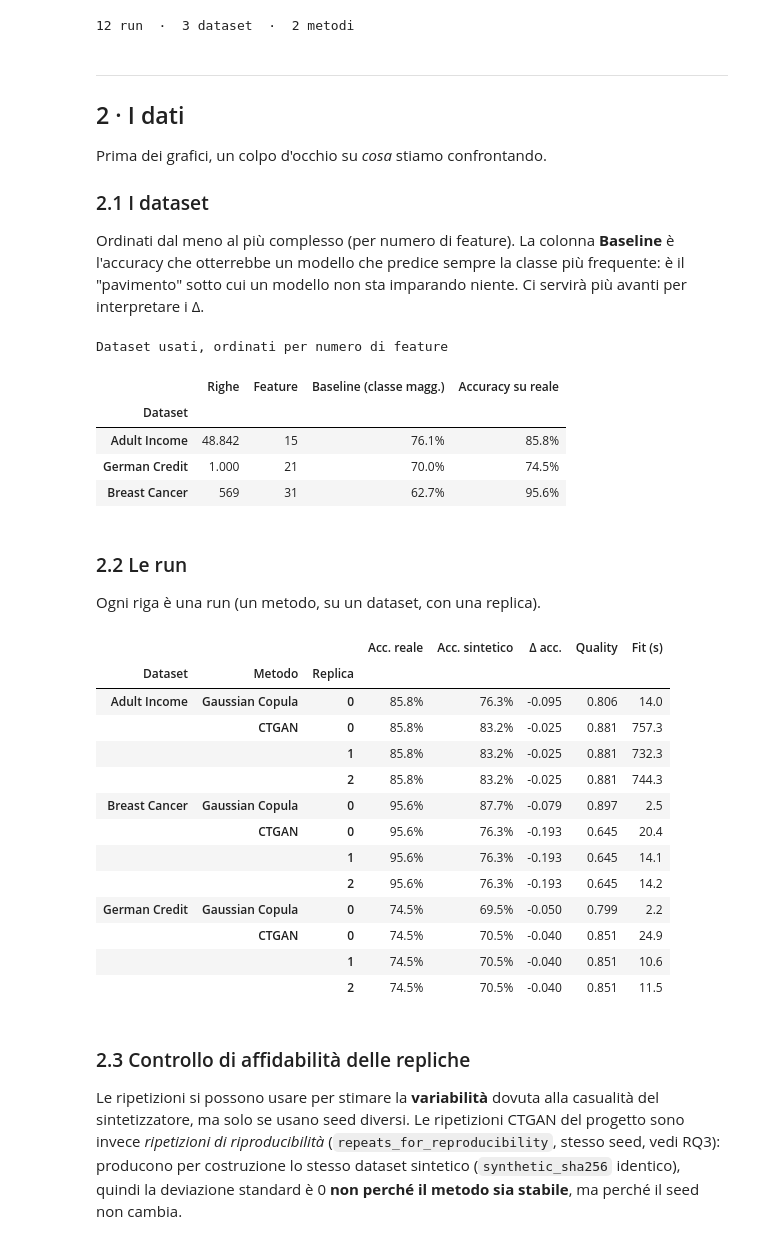
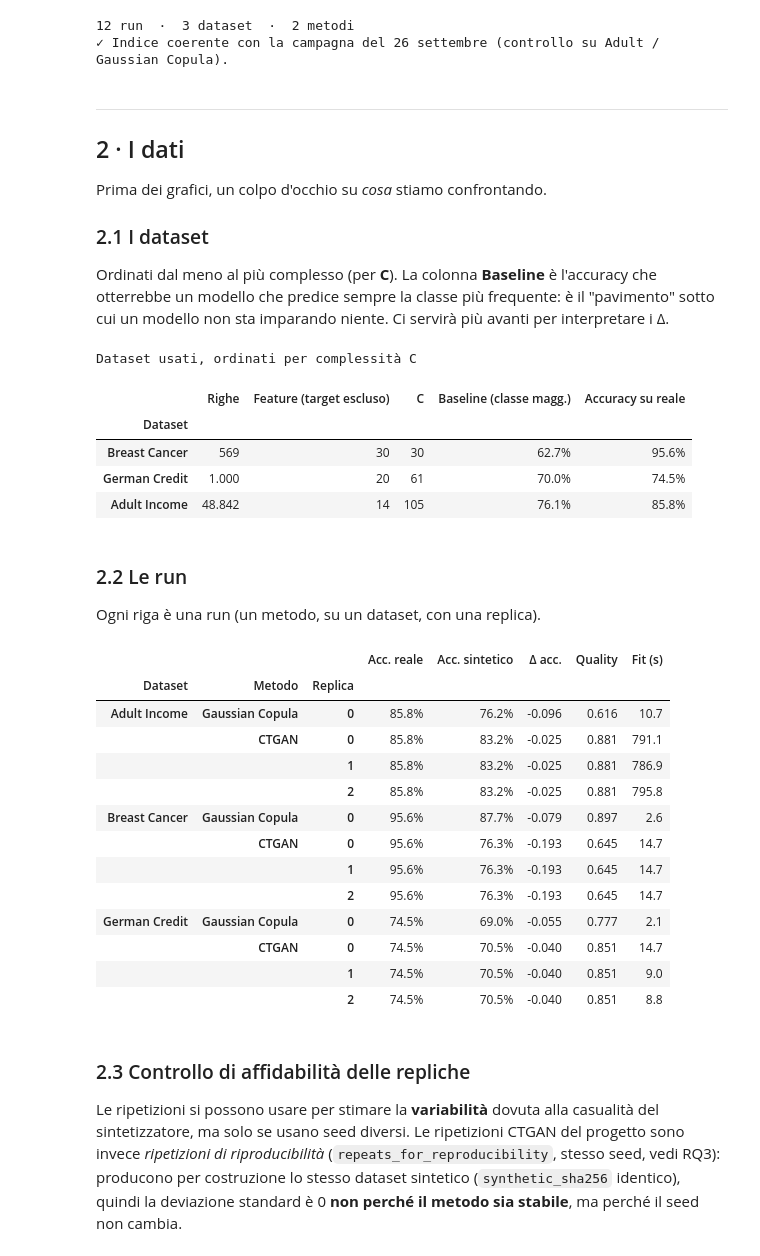
Before and after one commit to meri-ops/thesis-privacy-pipeline, a Jupyter notebook: notebooks/01_rq1_utility_vs_complexity.ipynb, the cells around one changed output. Drawn from its saved outputs; the diff is of its cells as text; code cells hidden in the pictures.

```diff
--- a/notebooks/01_rq1_utility_vs_complexity.ipynb
+++ b/notebooks/01_rq1_utility_vs_complexity.ipynb
@@ -57,6 +68,10 @@ from src.analysis.aggregate import load_runs_index
 SAVE_FIGS = False                      # True → salva ogni figura in FIG_DIR (png 300 dpi + pdf)
 FIG_DIR   = ROOT / "reports" / "figures" / "rq1"
 INDEX_PATH = ROOT / "reports" / "runs_index.jsonl"
+
+# ── Complessità C = n_num + Σ card_j (target escluso), come nella tabella dei dataset del Cap. 3 ──
+# Non è nell'indice: i valori sono quelli della tesi. Da aggiornare se cambiano i dataset.
+COMPLEXITY = {"breast_cancer": 30, "german_credit": 61, "adult_income": 105}
 
 # ── Etichette leggibili e palette (colorblind-friendly) ────────────────────
 DATASET_LABELS = {"adult_income": "Adult Income", "breast_cancer": "Breast Cancer", "german_credit": "German Credit"}
@@ -102,18 +121,24 @@ def _majority_pct(x):
         except ValueError: x = ast.literal_eval(x)
     return max(x.values()) if isinstance(x, dict) else np.nan
 
+unknown = set(df["dataset"]) - set(COMPLEXITY)
+assert not unknown, f"Dataset senza complessità C in COMPLEXITY: {unknown}"
+
 df["dataset_label"] = df["dataset"].map(DATASET_LABELS).fillna(df["dataset"])
 df["method_label"]  = df["method"].map(METHOD_LABELS).fillna(df["method"])
 df["baseline_acc"]  = df["class_balance_pct"].apply(_majority_pct) / 100   # accuracy di chi predice sempre la classe maggioritaria
+df["complexity"]    = df["dataset"].map(COMPLEXITY)
+df["n_features_ex"] = df["n_features"] - 1                                  # target escluso
 
 METHODS       = sorted(df["method"].unique())
-DATASET_ORDER = df.drop_duplicates("dataset").sort_values("n_features")["dataset"].tolist()   # dal più semplice al più complesso
+DATASET_ORDER = df.drop_duplicates("dataset").sort_values("complexity")["dataset"].tolist()   # dal meno al più complesso (per C)
 
 # Una riga per (dataset, metodo): media sulle repliche
 agg = (df.groupby(["dataset", "method"], as_index=False)
          .agg(n_runs=("replica", "count"),
               unique_outputs=("synthetic_sha256", "nunique"),
-              n_rows=("n_rows", "first"), n_features=("n_features", "first"),
+              n_rows=("n_rows", "first"), n_features_ex=("n_features_ex", "first"),
+              complexity=("complexity", "first"),
               baseline=("baseline_acc", "first"),
               acc_real=("accuracy_real", "mean"), acc_synth=("accuracy_synth", "mean"),
               delta=("delta_accuracy", "mean"), delta_std=("delta_accuracy", "std"),
@@ -125,35 +150,46 @@ agg["dataset"]       = pd.Categorical(agg["dataset"], DATASET_ORDER, ordered=Tru
 agg = agg.sort_values(["dataset", "method"]).reset_index(drop=True)
 
 print(f"{len(df)} run  ·  {df['dataset'].nunique()} dataset  ·  {len(METHODS)} metodi")
+
+# ── Controllo: l'indice è quello del 26 settembre? ─────────────────────────
+# Riferimento: Adult / Gaussian Copula, accuracy sintetica = 0.7621 il 26 settembre (0.7631 il 19 settembre).
+_chk = agg[(agg["dataset"] == "adult_income") & (agg["method"] == "gaussian_copula")]
+if len(_chk) and abs(_chk["acc_synth"].iloc[0] - 0.7621) > 5e-4:
+    print(f"⚠️  Adult/Gaussian Copula: acc_synth = {_chk['acc_synth'].iloc[0]:.4f}, atteso 0.7621 (campagna del "
+          "26 settembre). L'indice caricato sembra un'altra campagna: i numeri non sono quelli della tesi.")
+else:
+    print("✓ Indice coerente con la campagna del 26 settembre (controllo su Adult / Gaussian Copula).")
 # %% [output]
 12 run  ·  3 dataset  ·  2 metodi
+✓ Indice coerente con la campagna del 26 settembre (controllo su Adult / Gaussian Copula).
 # %% [markdown]
 ---
 ## 2 · I dati
 Prima dei grafici, un colpo d'occhio su *cosa* stiamo confrontando.
 
 ### 2.1 I dataset
-Ordinati dal meno al più complesso (per numero di feature). La colonna **Baseline** è l'accuracy che
+Ordinati dal meno al più complesso (per **C**). La colonna **Baseline** è l'accuracy che
 otterrebbe un modello che predice sempre la classe più frequente: è il "pavimento" sotto cui un modello
 non sta imparando niente. Ci servirà più avanti per interpretare i Δ.
 # %%
 overview = (df.drop_duplicates("dataset").set_index("dataset").loc[DATASET_ORDER]
-              [["dataset_label", "n_rows", "n_features", "baseline_acc", "accuracy_real"]]
-              .rename(columns={"dataset_label": "Dataset", "n_rows": "Righe", "n_features": "Feature",
-                               "baseline_acc": "Baseline (classe magg.)", "accuracy_real": "Accuracy su reale"})
+              [["dataset_label", "n_rows", "n_features_ex", "complexity", "baseline_acc", "accuracy_real"]]
+              .rename(columns={"dataset_label": "Dataset", "n_rows": "Righe", "n_features_ex": "Feature (target escluso)",
+                               "complexity": "C", "baseline_acc": "Baseline (classe magg.)",
+                               "accuracy_real": "Accuracy su reale"})
               .set_index("Dataset"))
 
 (overview.style
     .format({"Righe": fmt_int, "Baseline (classe magg.)": "{:.1%}", "Accuracy su reale": "{:.1%}"})
     .bar(subset=["Accuracy su reale"], color="#A8DADC", vmin=0.5, vmax=1.0)
-    .set_caption("Dataset usati, ordinati per numero di feature"))
+    .set_caption("Dataset usati, ordinati per complessità C"))
 # %% [output]
-Dataset usati, ordinati per numero di feature
+Dataset usati, ordinati per complessità C
-|  | Righe | Feature | Baseline (classe magg.) | Accuracy su reale |
-| Dataset |  |  |  |  |
-| Adult Income | 48.842 | 15 | 76.1% | 85.8% |
-| German Credit | 1.000 | 21 | 70.0% | 74.5% |
-| Breast Cancer | 569 | 31 | 62.7% | 95.6% |
+|  | Righe | Feature (target escluso) | C | Baseline (classe magg.) | Accuracy su reale |
+| Dataset |  |  |  |  |  |
+| Breast Cancer | 569 | 30 | 30 | 62.7% | 95.6% |
+| German Credit | 1.000 | 20 | 61 | 70.0% | 74.5% |
+| Adult Income | 48.842 | 14 | 105 | 76.1% | 85.8% |
 # %% [markdown]
 ### 2.2 Le run
 Ogni riga è una run (un metodo, su un dataset, con una replica).
@@ -172,18 +208,18 @@ runs_view = (df[["dataset_label", "method_label", "replica", "accuracy_real", "a
 # %% [output]
 |  |  |  | Acc. reale | Acc. sintetico | Δ acc. | Quality | Fit (s) |
 | Dataset | Metodo | Replica |  |  |  |  |  |
-| Adult Income | Gaussian Copula | 0 | 85.8% | 76.3% | -0.095 | 0.806 | 14.0 |
-|  | CTGAN | 0 | 85.8% | 83.2% | -0.025 | 0.881 | 757.3 |
-|  |  | 1 | 85.8% | 83.2% | -0.025 | 0.881 | 732.3 |
-|  |  | 2 | 85.8% | 83.2% | -0.025 | 0.881 | 744.3 |
-| Breast Cancer | Gaussian Copula | 0 | 95.6% | 87.7% | -0.079 | 0.897 | 2.5 |
-|  | CTGAN | 0 | 95.6% | 76.3% | -0.193 | 0.645 | 20.4 |
-|  |  | 1 | 95.6% | 76.3% | -0.193 | 0.645 | 14.1 |
-|  |  | 2 | 95.6% | 76.3% | -0.193 | 0.645 | 14.2 |
-| German Credit | Gaussian Copula | 0 | 74.5% | 69.5% | -0.050 | 0.799 | 2.2 |
-|  | CTGAN | 0 | 74.5% | 70.5% | -0.040 | 0.851 | 24.9 |
-|  |  | 1 | 74.5% | 70.5% | -0.040 | 0.851 | 10.6 |
-|  |  | 2 | 74.5% | 70.5% | -0.040 | 0.851 | 11.5 |
+| Adult Income | Gaussian Copula | 0 | 85.8% | 76.2% | -0.096 | 0.616 | 10.7 |
+|  | CTGAN | 0 | 85.8% | 83.2% | -0.025 | 0.881 | 791.1 |
+|  |  | 1 | 85.8% | 83.2% | -0.025 | 0.881 | 786.9 |
+|  |  | 2 | 85.8% | 83.2% | -0.025 | 0.881 | 795.8 |
+| Breast Cancer | Gaussian Copula | 0 | 95.6% | 87.7% | -0.079 | 0.897 | 2.6 |
+|  | CTGAN | 0 | 95.6% | 76.3% | -0.193 | 0.645 | 14.7 |
+|  |  | 1 | 95.6% | 76.3% | -0.193 | 0.645 | 14.7 |
+|  |  | 2 | 95.6% | 76.3% | -0.193 | 0.645 | 14.7 |
+| German Credit | Gaussian Copula | 0 | 74.5% | 69.0% | -0.055 | 0.777 | 2.1 |
+|  | CTGAN | 0 | 74.5% | 70.5% | -0.040 | 0.851 | 14.7 |
+|  |  | 1 | 74.5% | 70.5% | -0.040 | 0.851 | 9.0 |
+|  |  | 2 | 74.5% | 70.5% | -0.040 | 0.851 | 8.8 |
 # %% [markdown]
 ### 2.3 Controllo di affidabilità delle repliche
 Le ripetizioni si possono usare per stimare la **variabilità** dovuta alla casualità del sintetizzatore, ma solo se
```
Also changed, not shown: parts of 19 cells of this notebook, 2 other files.
